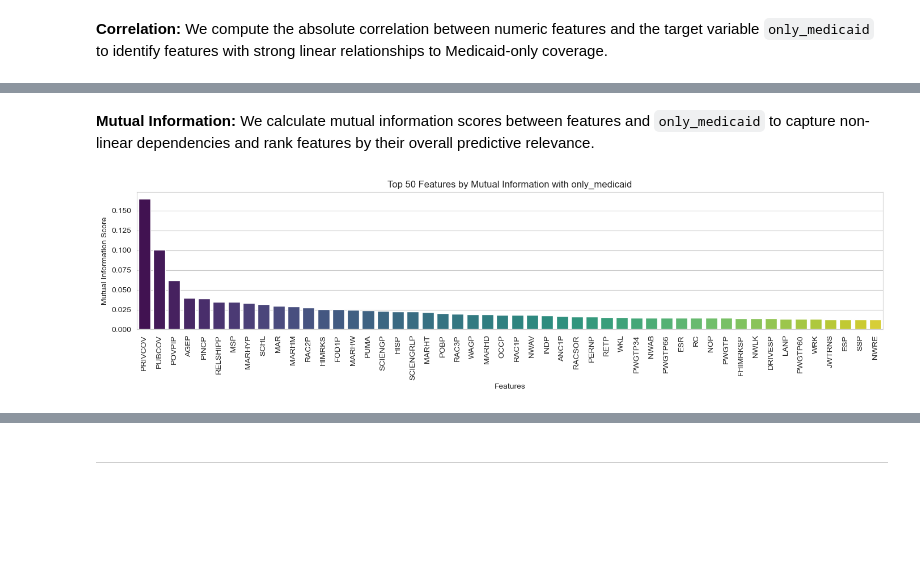
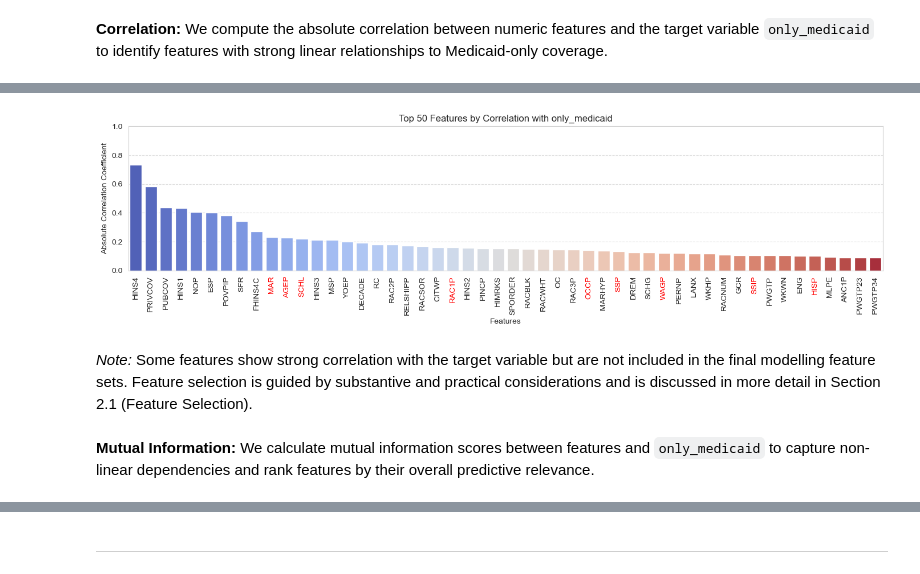
Before and after one commit to UnicornnGrg/AppliedMachineLearning, a Jupyter notebook: Project_Report.ipynb, the cells around one changed output, grey strips where cells are left out. Saved outputs shown, nothing was run; the diff lists cells and outputs as text; code cells hidden in the pictures; blank space fills up the shorter version.

Commit message:
finalize code 0.-2.

```diff
--- a/Project_Report.ipynb
+++ b/Project_Report.ipynb
@@ -172,7 +172,7 @@ plt.ylabel('Percentage (%)')
 plt.xticks(rotation=90)
 
 # Highlight selected features from 2.1 Feature Selection
-keep_cols = ['WAGP', 'SEMP', 'INTP', 'RETP', 'SSP', 'SSIP', 'PAP', 'ESR', 'COW', 'WKL', 'OCCP', 'INDP', 'AGEP', 'SEX', 'MAR', 'MIG', 'NATIVITY', 'RAC1P', 'HISP','SCHL', 'SCH', 'DIS', 'DEAR', 'DEYE', 'DPHY', 'STATE', 'PUMA', 'HINS4', 'HINS1', 'HINS2', 'HINS3', 'HINS5', 'HINS6', 'HINS7',]
+keep_cols = ['WAGP', 'SEMP', 'INTP', 'RETP', 'SSP', 'SSIP', 'PAP', 'ESR', 'COW', 'WKL', 'OCCP', 'INDP', 'AGEP', 'SEX', 'MAR', 'MIG', 'NATIVITY', 'RAC1P', 'HISP','SCHL', 'SCH', 'DIS', 'DEAR', 'DEYE', 'DPHY', 'STATE', 'PUMA']
 
 for label in ax.get_xticklabels():
     if label.get_text() in keep_cols:
@@ -301,28 +267,49 @@ plt.show()
+# %%
+# Define numeric columns
+numeric_cols = df_raw.select_dtypes(include=[np.number]).columns
+
+# Calculate correlation of all numeric features with only_medicaid
+corr_with_target = (
+    df_raw[numeric_cols]
+    .corrwith(df_raw['only_medicaid'])
+    .abs()
+    .sort_values(ascending=False)
+)
+
+# Remove target itself from the results
+corr_with_target = corr_with_target.drop('only_medicaid', errors='ignore')
+
+# Convert to DataFrame
+corr_df = pd.DataFrame(corr_with_target, columns=['Correlation Coefficient'])
+
+# Get top 50 features
+top_50 = corr_df.head(50)
+
+# Plot
+plt.figure(figsize=(14, 4))
+ax = sns.barplot(
+    x=top_50.index,
+    y=top_50['Correlation Coefficient'],
+    palette='coolwarm'
+)
+
+plt.title('Top 50 Features by Correlation with only_medicaid')
+plt.xlabel('Features')
+plt.ylabel('Absolute Correlation Coefficient')
+plt.ylim(0, 1)
+plt.xticks(rotation=90)
+plt.grid(axis='y', linestyle='--', alpha=0.7)
+
+keep_set = set(keep_cols)
+for label in ax.get_xticklabels():
+    if label.get_text().strip() in keep_set:
+        label.set_color('red')
+
+plt.tight_layout()
+plt.show()
+# %% [output]
+[figure, added]
+# %% [markdown]
+*Note:* Some features show strong correlation with the target variable but are not included in the final modelling feature sets. Feature selection is guided by substantive and practical considerations and is discussed in more detail in Section 2.1 (Feature Selection).
 # %% [markdown]
 **Mutual Information:** We calculate mutual information scores between features and `only_medicaid` to capture non-linear dependencies and rank features by their overall predictive relevance.
-# %%
-# Use a sample for speed
-sample_df = df_raw.sample(min(5000, len(df_raw)), random_state=42).fillna(0)
-
-# Define X and y for mutual information
-# Drop target + all HINS columns (to avoid target leakage)
-drop_cols = ['only_medicaid'] + [c for c in sample_df.columns if c.startswith('HINS')]
-X_mi = sample_df.select_dtypes(include=[np.number]).drop(columns=drop_cols, errors='ignore')
-y_mi = sample_df['only_medicaid']
-
-# Mutual information
-mi = mutual_info_classif(X_mi, y_mi, random_state=42)
-mi_series = pd.Series(mi, index=X_mi.columns).sort_values(ascending=False)
-
-# Plot TOP 50 Mutual Information scores
-plt.figure(figsize=(14, 4))
-top_50_mi = mi_series.head(50)
-sns.barplot(x=top_50_mi.index, y=top_50_mi.values, palette='viridis')
-plt.title('Top 50 Features by Mutual Information with only_medicaid')
-plt.xlabel('Features')
-plt.ylabel('Mutual Information Score')
-plt.xticks(rotation=90)
-plt.tight_layout()
-plt.show()
-# %% [output]
-[figure, removed]
```
Also changed, not shown: parts of 6 cells of this notebook.
